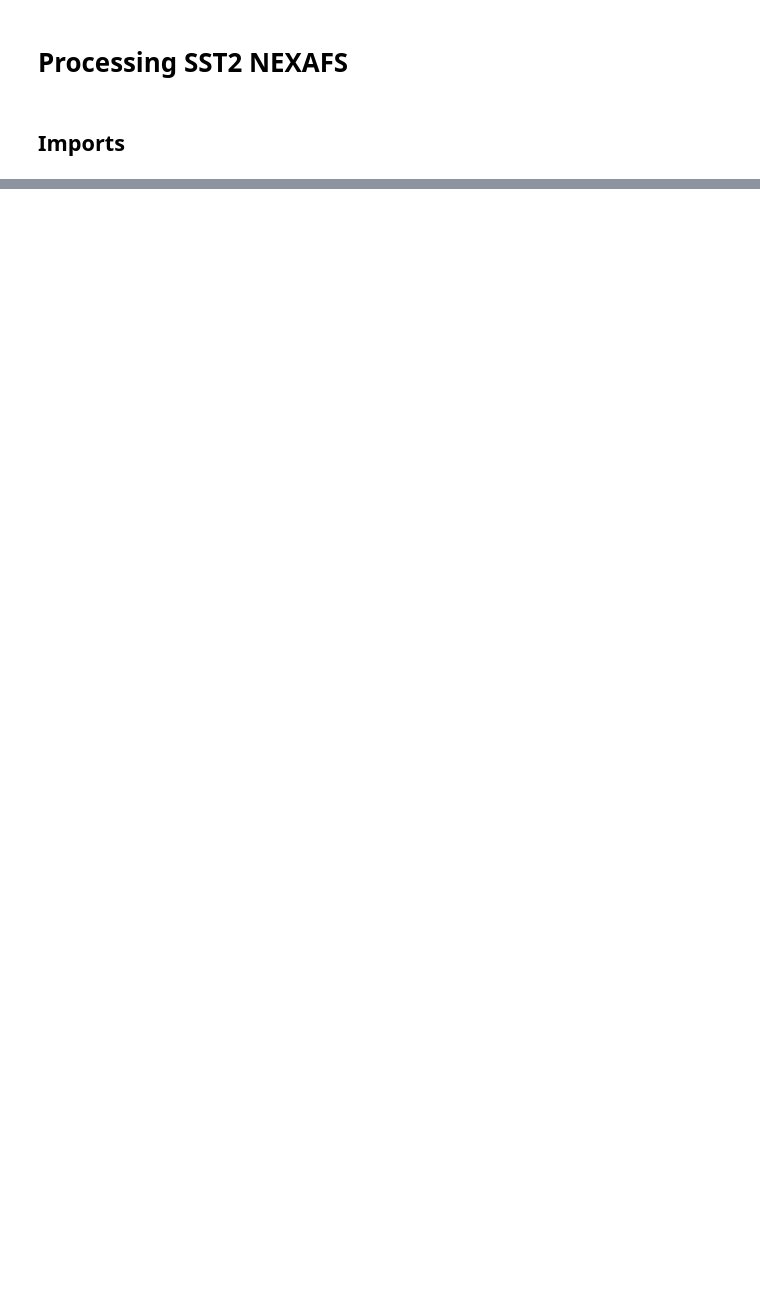
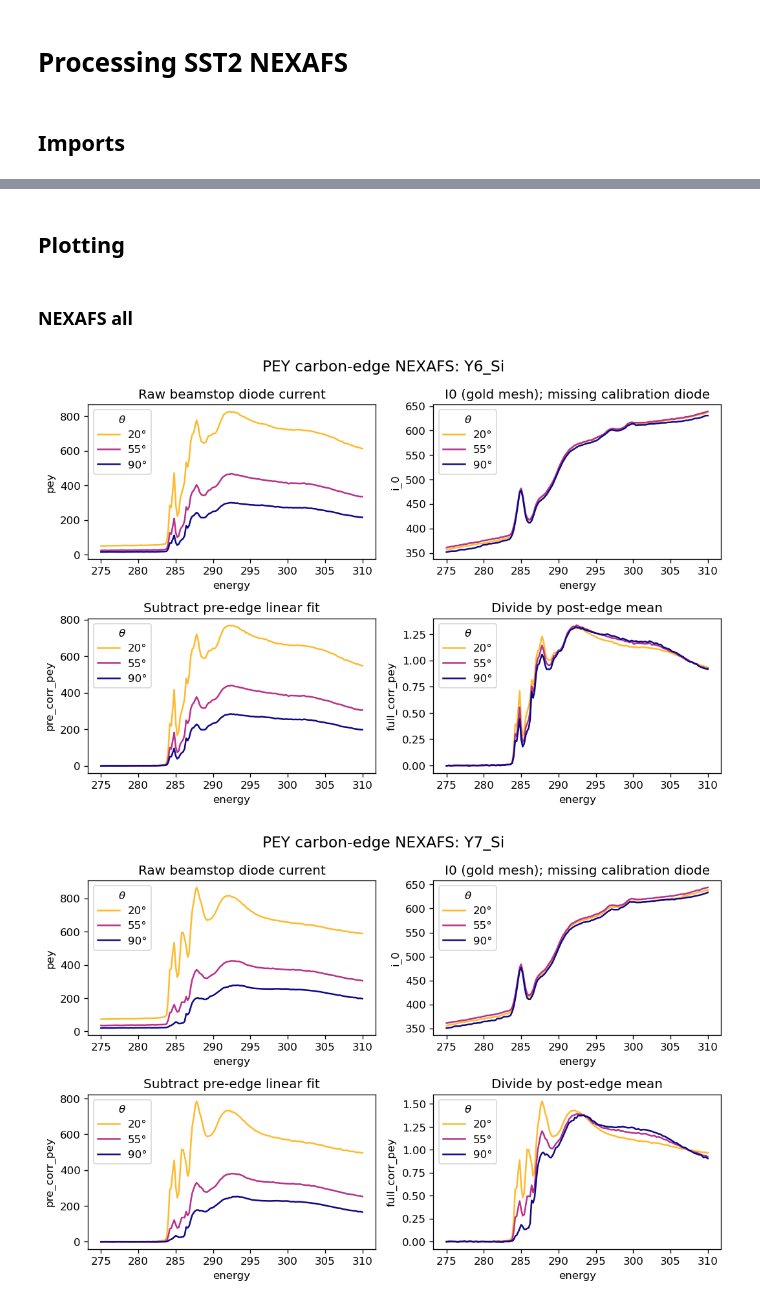
Before and after one commit to andrewjlevin/rsoxs_suite, a Jupyter notebook: sst1_notebooks/pey_sst2_loading.ipynb, the cells around one changed output, grey strips where cells are left out. Saved outputs shown, nothing was run; the diff lists cells and outputs as text; code cells hidden in the pictures; blank space fills up the shorter version.

Commit message:
updated nexafs notebooks, generated all plots but notebooks are still unrefined

```diff
--- a/sst1_notebooks/pey_sst2_loading.ipynb
+++ b/sst1_notebooks/pey_sst2_loading.ipynb
@@ -190,0 +21,15 @@ Coordinates:
+# %%
+# Define paths
+propPath = pathlib.Path('/nsls2/data/sst/proposals/2023-2/pass-311130')
+peyPath = propPath.joinpath('PEY_NEXAFS')
+outPath = propPath.joinpath('processed_data')
+zarrsPath = outPath.joinpath('zarrs')
+
+sample_name_dict = {
+    'PEY1': 'Y6_Si',
+    'PEY2': 'Y7_Si',
+    'PEY3': 'PM6_Si',
+    'PEY4': 'PM7_Si',
+    'PEY5': 'PM6-Y6_Si',
+    'PEY8': 'PM7-Y7_Si',
+}
@@ -190,0 +183,4 @@ Coordinates:
+# %%
+loaded_DS = xr.open_zarr(zarrsPath.joinpath('PEY_nexafs_carbon.zarr'))
+DS = loaded_DS.compute()
+DS
@@ -190,0 +204,54 @@ Coordinates:
+# %% [markdown]
+## Plotting
+# %% [markdown]
+### NEXAFS all
+# %%
+energy_min = 275
+energy_max = 310
+energy_slice = slice(energy_min, energy_max)
+
+# Create the colormap
+colors = plt.cm.plasma_r(np.linspace(0.15, 1, len(DS.theta)))
+
+for sample_name in tqdm(DS.sample_name.values):
+    fig, axs = plt.subplots(2, 2)
+    fig.set(size_inches=(9, 6), dpi=120, tight_layout=True)
+    fig.suptitle(f'PEY carbon-edge NEXAFS: {sample_name}', fontsize=14)
+
+    for i, theta_val in enumerate(DS.theta.values):
+        if sample_name=='PM6-Y6_Si' and theta_val==90:
+            sliced_DS = DS.sel(energy=energy_slice, sample_name=sample_name, theta=theta_val)
+            sliced_DS['pey'].plot.line(ax=axs[0,0], color=colors[i], label=f'{int(theta_val)}°')
+            sliced_DS['i_0'].plot.line(ax=axs[0,1], color=colors[i], label=f'{int(theta_val)}°')
+            sliced_DS['pre_corr_pey'].plot.line(ax=axs[1,0], color=colors[i], label=f'{int(theta_val)}°')
+            # sliced_DS['full_corr_pey'].plot.line(ax=axs[1,1], color=colors[i], label=f'{int(theta_val)}°')
+        elif sample_name=='PM7-Y7_Si' and theta_val==55:
+            sliced_DS = DS.sel(energy=energy_slice, sample_name=sample_name, theta=theta_val)
+            sliced_DS['pey'].plot.line(ax=axs[0,0], color=colors[i], label=f'{int(theta_val)}°')
+            # sliced_DS['i_0'].plot.line(ax=axs[0,1], color=colors[i], label=f'{int(theta_val)}°')
+            sliced_DS['pre_corr_pey'].plot.line(ax=axs[1,0], color=colors[i], label=f'{int(theta_val)}°')
+            sliced_DS['full_corr_pey'].plot.line(ax=axs[1,1], color=colors[i], label=f'{int(theta_val)}°')
+        else:
+            sliced_DS = DS.sel(energy=energy_slice, sample_name=sample_name, theta=theta_val)
+            sliced_DS['pey'].plot.line(ax=axs[0,0], color=colors[i], label=f'{int(theta_val)}°')
+            sliced_DS['i_0'].plot.line(ax=axs[0,1], color=colors[i], label=f'{int(theta_val)}°')
+            sliced_DS['pre_corr_pey'].plot.line(ax=axs[1,0], color=colors[i], label=f'{int(theta_val)}°')
+            sliced_DS['full_corr_pey'].plot.line(ax=axs[1,1], color=colors[i], label=f'{int(theta_val)}°')
+
+    axs[0,0].set(title='Raw beamstop diode current')
+    axs[0,1].set(title='I0 (gold mesh); missing calibration diode')
+    axs[1,0].set(title='Subtract pre-edge linear fit')
+    axs[1,1].set(title='Divide by post-edge mean')
+
+    # Optionally, add legends
+    axs[0,0].legend(title=r"$\theta$")
+    axs[0,1].legend(title=r"$\theta$")
+    axs[1,0].legend(title=r"$\theta$")
+    axs[1,1].legend(title=r"$\theta$")
+
+    plt.show()
+    # fig.savefig(outPath.joinpath('nexafs_plots/pey_nexafs_all', f'{sample_name}_energy{energy_min}-{energy_max}.png'), dpi=120)
+    plt.close('all')
+# %% [output]
+[figure, added]
+[figure, added]
```
Also changed, not shown: parts of 38 cells of this notebook.
